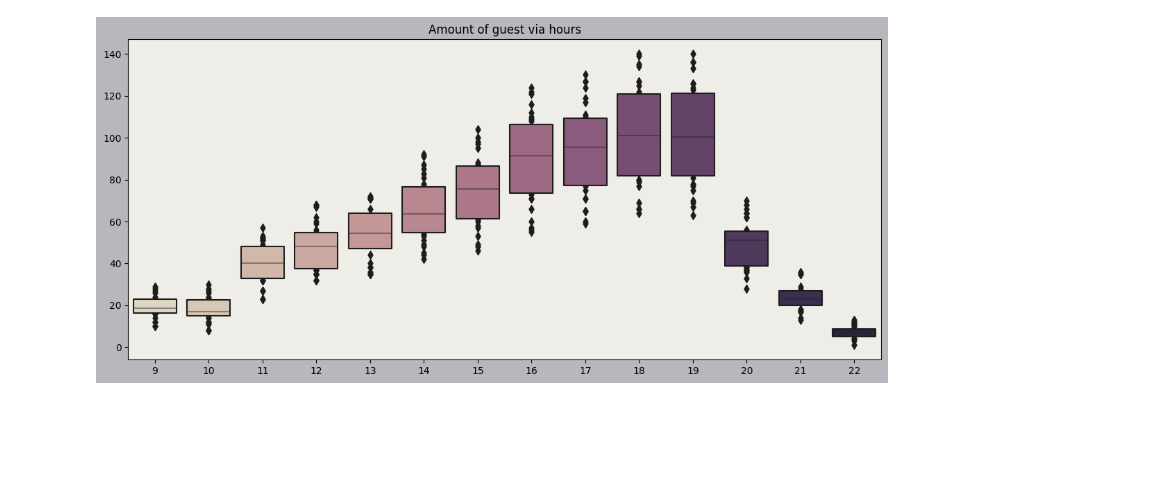
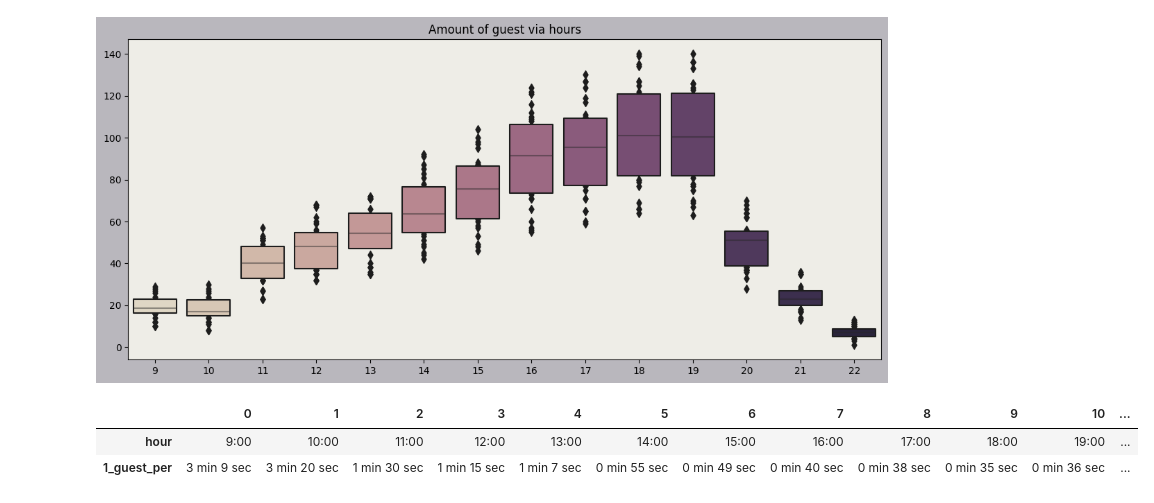
Before and after one commit to Aleksandr-ds17/EDA_Vizual, a Jupyter notebook: people_analysis/modeling.ipynb, the cells around one changed output. Cells and saved outputs as stored; diff of their text form; code cells hidden in the pictures; blank space fills up the shorter version.

```diff
--- a/people_analysis/modeling.ipynb
+++ b/people_analysis/modeling.ipynb
@@ -65,3 +65,34 @@ ax.set_title('Amount of guest via hours')
 # %% [output]
 Text(0.5, 1.0, 'Amount of guest via hours')
 [figure]
+# %%
+df_income = pd.DataFrame(df['date'])
+
+# generating amount of people from 1-4
+df_income['amount_of_people'] = 1
+df_income['amount_of_people'] = df_income['amount_of_people'].apply(lambda x: np.random.randint(x,5))
+# I set low price of average to transform easier later
+df_income['average_money'] = 10 # EUR
+df_income['average_money'] = df_income['average_money'].apply(lambda x: np.random.uniform(x, x*1.7)).apply(lambda x: round(x,2))
+df_income['total_money'] = df_income['average_money'] * df_income['amount_of_people']
+# let's say we have 27% of price is self cost and to calculate our clean income
+df_income['clean_income'] = (df_income['total_money'] * 0.73).apply(lambda x: round(x,2))
+# %%
+# to calculate my average clean income per every guest
+clean_money_av = round((df_income['clean_income']/df_income['amount_of_people']).mean(), 2)
+# to calculate average peoples for interesting hour
+averega_per_hours = {}
+for key,values in dict_of_hours.items():
+    # to calculate people/hour
+    averega_per_hours[key] = round(3600/round(np.mean(values))) # I got 1 guest per X seconds
+
+# creating dataframe to see better
+xt = pd.DataFrame(list(averega_per_hours.items()), columns=['hour', 'guests'])
+xt['1_guest_per'] = xt['guests'].apply(lambda x: '{} min {} sec'.format(x//60, x%60))
+xt = xt[['hour', '1_guest_per']]
+xt['hour'] = xt['hour'].apply(lambda x: f'{x}:00')
+xt.transpose()
+# %% [output]
+|  | 0 | 1 | 2 | 3 | 4 | 5 | 6 | 7 | 8 | 9 | 10 | ... |
+| hour | 9:00 | 10:00 | 11:00 | 12:00 | 13:00 | 14:00 | 15:00 | 16:00 | 17:00 | 18:00 | 19:00 | ... |
+| 1_guest_per | 3 min 9 sec | 3 min 20 sec | 1 min 30 sec | 1 min 15 sec | 1 min 7 sec | 0 min 55 sec | 0 min 49 sec | 0 min 40 sec | 0 min 38 sec | 0 min 35 sec | 0 min 36 sec | ... |
```
